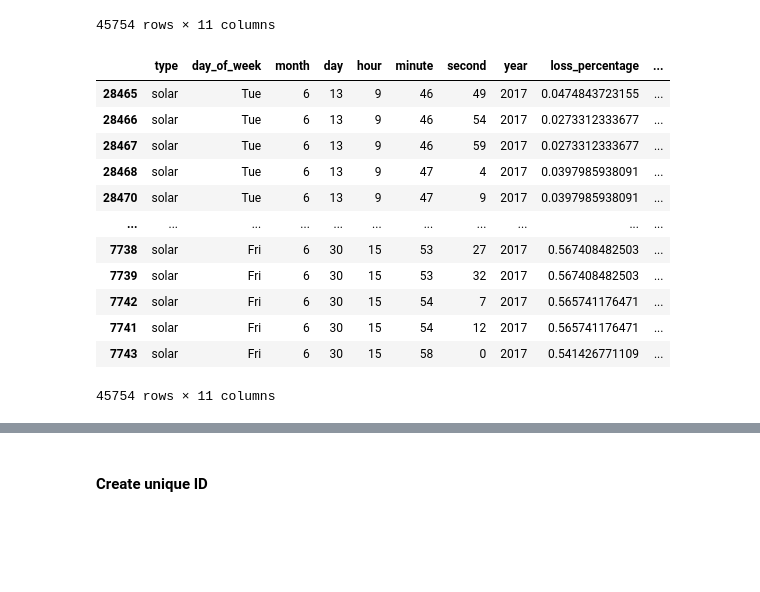
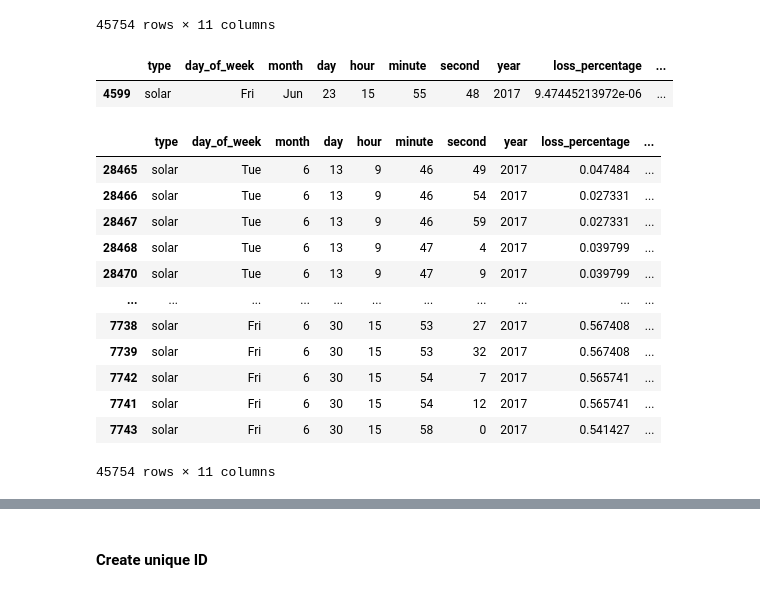
Before and after one commit to tomasrodriguesf1/CV-Project, a Jupyter notebook: EDA.ipynb, the cells around one changed output, grey strips where cells are left out. Drawn from its saved outputs; the diff is of its cells as text; code cells hidden in the pictures; blank space fills up the shorter version.

```diff
--- a/EDA.ipynb
+++ b/EDA.ipynb
@@ -72,41 +72,47 @@ df
 | 45752 | solar | Wed | Jun | 28 | 7 | 9 | 59 | 2017 | 0.0210669184468 | ... |
 | 45753 | solar | Wed | Jun | 28 | 7 | 9 | 8 | 2017 | 0.0227286802502 | ... |
 45754 rows × 11 columns
+# %%
+df[df['original_title'] == 'solar_Fri_Jun_23_15__55__48_2017_L_9.47445213972e-06_I_0.413909803922.jpg']
+# %% [output]
+|  | type | day_of_week | month | day | hour | minute | second | year | loss_percentage | ... |
+| 4599 | solar | Fri | Jun | 23 | 15 | 55 | 48 | 2017 | 9.47445213972e-06 | ... |
 # %%
 df['loss_percentage'] = pd.to_numeric(df['loss_percentage'], errors='coerce')
 df['irradiance_level'] = pd.to_numeric(df['irradiance_level'])
 # %%
 import pandas as pd
 
 # Month name to numerical mapping
 month_mapping = {
     'Jan': 1, 'Feb': 2, 'Mar': 3, 'Apr': 4,
     'May': 5, 'Jun': 6, 'Jul': 7, 'Aug': 8,
     'Sep': 9, 'Oct': 10, 'Nov': 11, 'Dec': 12
 }
 
 df = pd.DataFrame(examples)
-
+df['loss_percentage'] = pd.to_numeric(df['loss_percentage'], errors='coerce')
+df['irradiance_level'] = pd.to_numeric(df['irradiance_level'])
 df['month'] = df['month'].map(month_mapping)
 
 df['timestamp'] = pd.to_datetime(df[['year', 'month', 'day', 'hour', 'minute', 'second']])
 
 df = df.sort_values(by='timestamp')
 
 df = df.drop(columns=['timestamp'])
 
 df
 # %% [output]
 |  | type | day_of_week | month | day | hour | minute | second | year | loss_percentage | ... |
-| 28465 | solar | Tue | 6 | 13 | 9 | 46 | 49 | 2017 | 0.0474843723155 | ... |
-| 28466 | solar | Tue | 6 | 13 | 9 | 46 | 54 | 2017 | 0.0273312333677 | ... |
-| 28467 | solar | Tue | 6 | 13 | 9 | 46 | 59 | 2017 | 0.0273312333677 | ... |
-| 28468 | solar | Tue | 6 | 13 | 9 | 47 | 4 | 2017 | 0.0397985938091 | ... |
-| 28470 | solar | Tue | 6 | 13 | 9 | 47 | 9 | 2017 | 0.0397985938091 | ... |
+| 28465 | solar | Tue | 6 | 13 | 9 | 46 | 49 | 2017 | 0.047484 | ... |
+| 28466 | solar | Tue | 6 | 13 | 9 | 46 | 54 | 2017 | 0.027331 | ... |
+| 28467 | solar | Tue | 6 | 13 | 9 | 46 | 59 | 2017 | 0.027331 | ... |
+| 28468 | solar | Tue | 6 | 13 | 9 | 47 | 4 | 2017 | 0.039799 | ... |
+| 28470 | solar | Tue | 6 | 13 | 9 | 47 | 9 | 2017 | 0.039799 | ... |
 | ... | ... | ... | ... | ... | ... | ... | ... | ... | ... | ... |
-| 7738 | solar | Fri | 6 | 30 | 15 | 53 | 27 | 2017 | 0.567408482503 | ... |
-| 7739 | solar | Fri | 6 | 30 | 15 | 53 | 32 | 2017 | 0.567408482503 | ... |
-| 7742 | solar | Fri | 6 | 30 | 15 | 54 | 7 | 2017 | 0.565741176471 | ... |
-| 7741 | solar | Fri | 6 | 30 | 15 | 54 | 12 | 2017 | 0.565741176471 | ... |
-| 7743 | solar | Fri | 6 | 30 | 15 | 58 | 0 | 2017 | 0.541426771109 | ... |
+| 7738 | solar | Fri | 6 | 30 | 15 | 53 | 27 | 2017 | 0.567408 | ... |
+| 7739 | solar | Fri | 6 | 30 | 15 | 53 | 32 | 2017 | 0.567408 | ... |
+| 7742 | solar | Fri | 6 | 30 | 15 | 54 | 7 | 2017 | 0.565741 | ... |
+| 7741 | solar | Fri | 6 | 30 | 15 | 54 | 12 | 2017 | 0.565741 | ... |
+| 7743 | solar | Fri | 6 | 30 | 15 | 58 | 0 | 2017 | 0.541427 | ... |
 45754 rows × 11 columns
```
Also changed, not shown: parts of 3 cells of this notebook.
